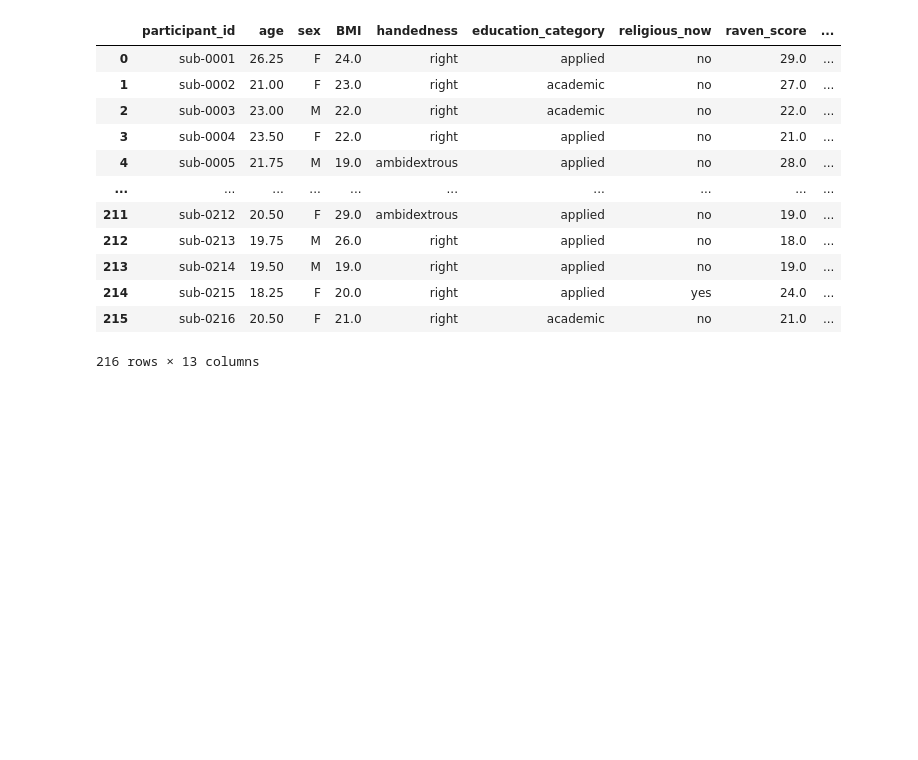
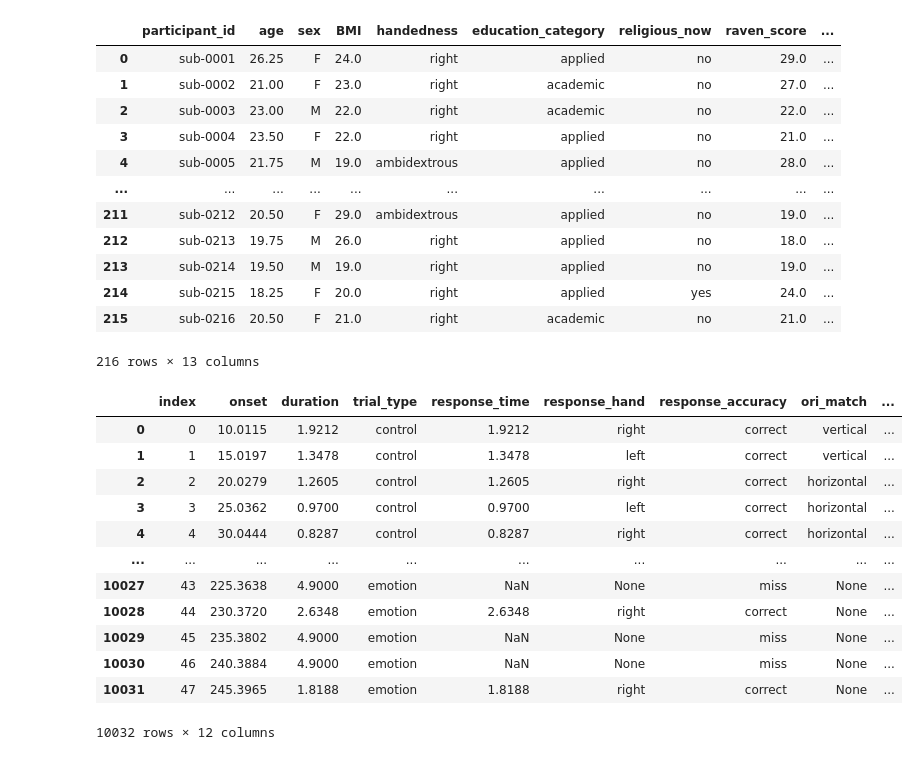
Before and after one commit to LIKarpa/LIKarpa.github.io, a Jupyter notebook: Final Tutorial.ipynb, the cells around one changed output. Saved outputs shown, nothing was run; the diff lists cells and outputs as text; code cells hidden in the pictures; blank space fills up the shorter version.

```diff
--- a/Final Tutorial.ipynb
+++ b/Final Tutorial.ipynb
@@ -201,3 +216,19 @@ df_participants
 | 214 | sub-0215 | 18.25 | F | 20.0 | right | applied | yes | 24.0 | ... |
 | 215 | sub-0216 | 20.50 | F | 21.0 | right | academic | no | 21.0 | ... |
 216 rows × 13 columns
+# %%
+df_subjects
+# %% [output]
+|  | index | onset | duration | trial_type | response_time | response_hand | response_accuracy | ori_match | ... |
+| 0 | 0 | 10.0115 | 1.9212 | control | 1.9212 | right | correct | vertical | ... |
+| 1 | 1 | 15.0197 | 1.3478 | control | 1.3478 | left | correct | vertical | ... |
+| 2 | 2 | 20.0279 | 1.2605 | control | 1.2605 | right | correct | horizontal | ... |
+| 3 | 3 | 25.0362 | 0.9700 | control | 0.9700 | left | correct | horizontal | ... |
+| 4 | 4 | 30.0444 | 0.8287 | control | 0.8287 | right | correct | horizontal | ... |
+| ... | ... | ... | ... | ... | ... | ... | ... | ... | ... |
+| 10027 | 43 | 225.3638 | 4.9000 | emotion | NaN | None | miss | None | ... |
+| 10028 | 44 | 230.3720 | 2.6348 | emotion | 2.6348 | right | correct | None | ... |
+| 10029 | 45 | 235.3802 | 4.9000 | emotion | NaN | None | miss | None | ... |
+| 10030 | 46 | 240.3884 | 4.9000 | emotion | NaN | None | miss | None | ... |
+| 10031 | 47 | 245.3965 | 1.8188 | emotion | 1.8188 | right | correct | None | ... |
+10032 rows × 12 columns
```
Also changed, not shown: parts of 21 cells of this notebook.
